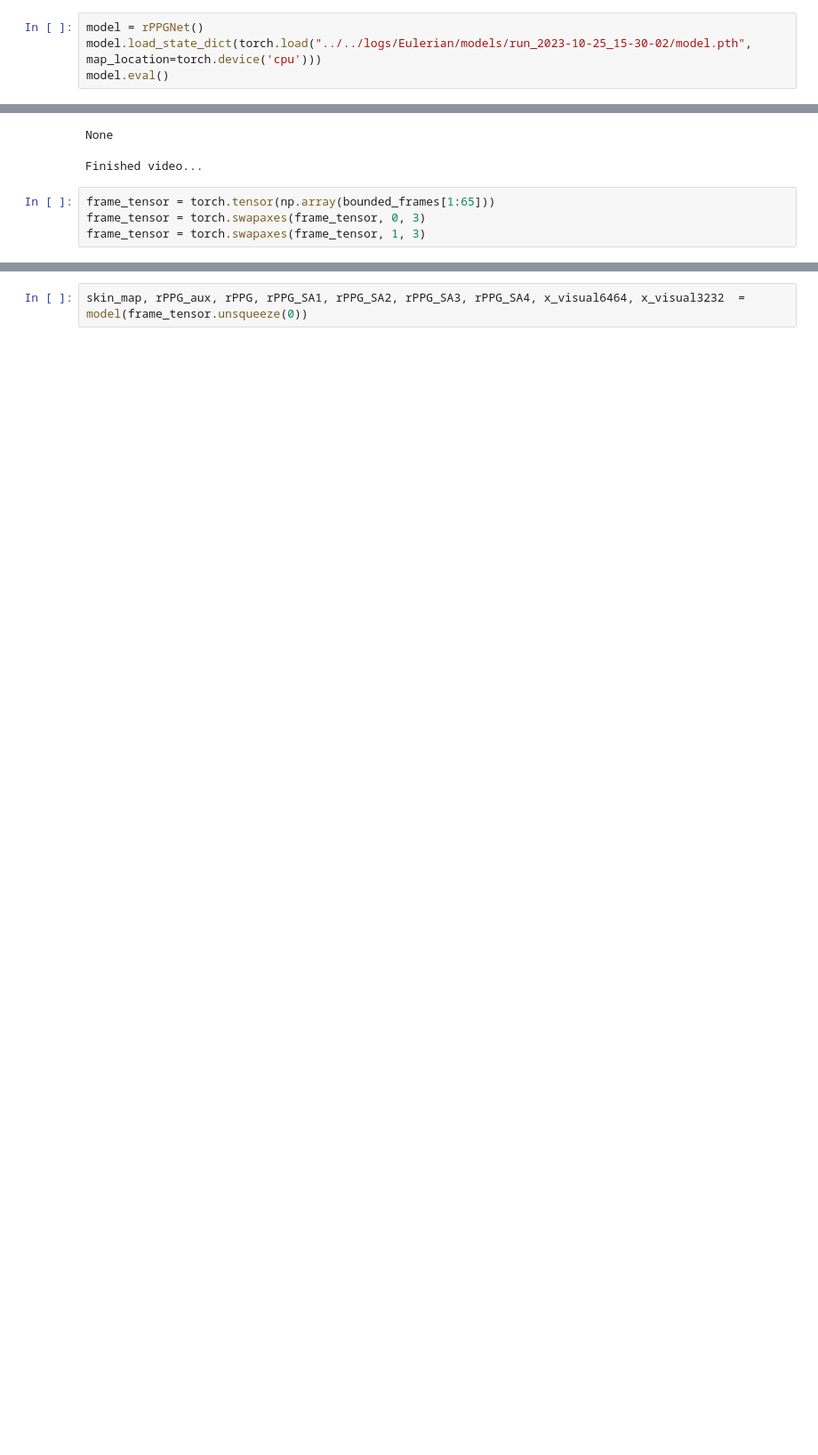
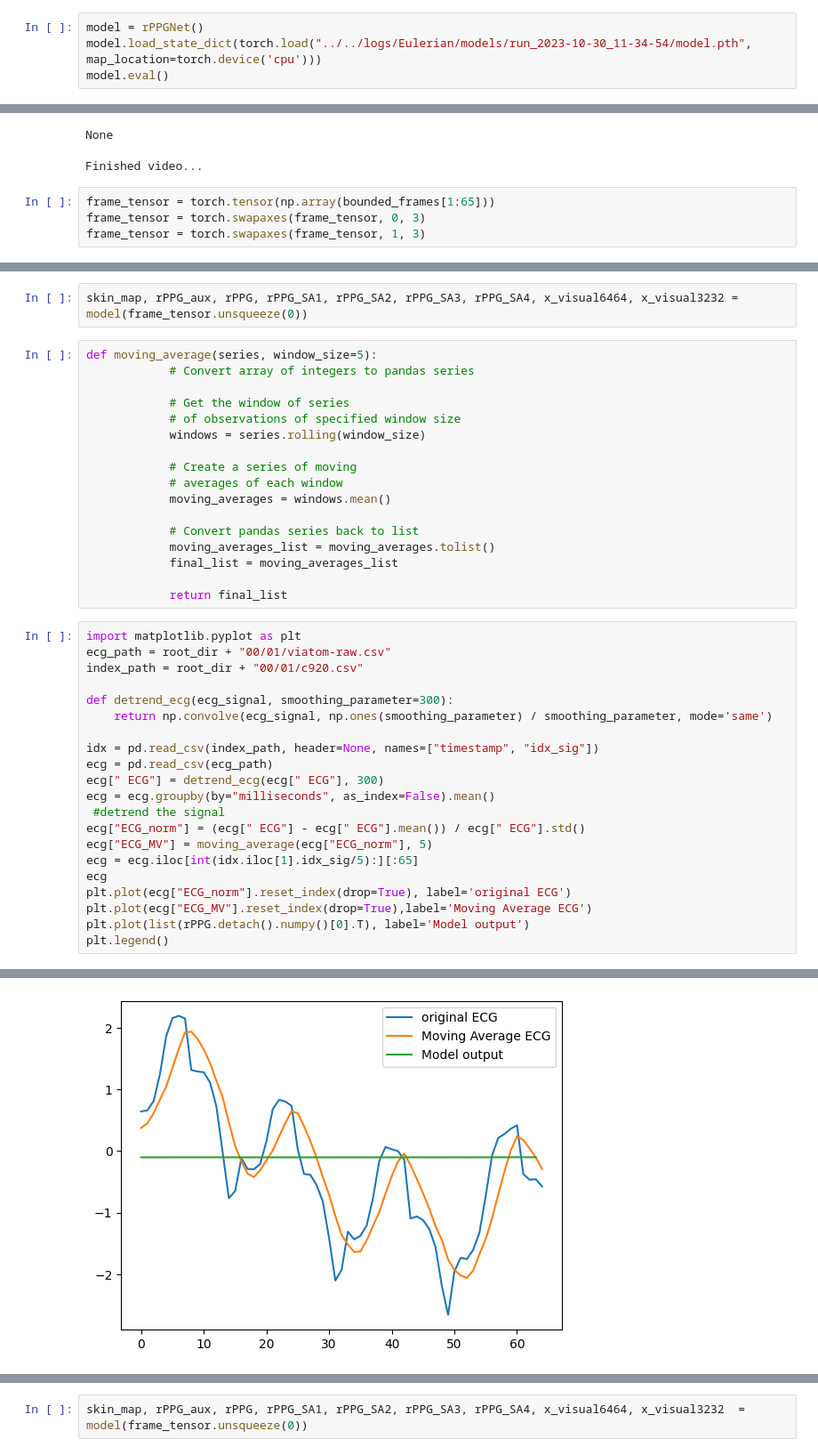
Before and after one commit to s180820/Eulerian_Magnificaiton, a Jupyter notebook: Code/Dev_notebooks/test_model.ipynb, the cells around one changed output, grey strips where cells are left out. Shown at 89% size. Cells and saved outputs as stored; diff of their text form; blank space fills up the shorter version.

```diff
--- a/Code/Dev_notebooks/test_model.ipynb
+++ b/Code/Dev_notebooks/test_model.ipynb
@@ -26,7 +26,7 @@ index_path = root_dir + "00/01/c920-1.csv"
 bb_data =  pd.read_csv(bb_file, sep=" ", header=None, names=["frame", "x", "y", "w", "h"]).drop("frame", axis=1)
 # %%
 model = rPPGNet()
-model.load_state_dict(torch.load("../../logs/Eulerian/models/run_2023-10-25_15-30-02/model.pth", map_location=torch.device('cpu')))
+model.load_state_dict(torch.load("../../logs/Eulerian/models/run_2023-10-30_11-34-54/model.pth", map_location=torch.device('cpu')))
 model.eval()
 # %% [output]
 rPPGNet(
@@ -99,0 +104,41 @@ frame_tensor = torch.swapaxes(frame_tensor, 1, 3)
+# %%
+skin_map, rPPG_aux, rPPG, rPPG_SA1, rPPG_SA2, rPPG_SA3, rPPG_SA4, x_visual6464, x_visual3232 = model(frame_tensor.unsqueeze(0))
+# %%
+def moving_average(series, window_size=5):
+            # Convert array of integers to pandas series
+
+            # Get the window of series
+            # of observations of specified window size
+            windows = series.rolling(window_size)
+
+            # Create a series of moving
+            # averages of each window
+            moving_averages = windows.mean()
+
+            # Convert pandas series back to list
+            moving_averages_list = moving_averages.tolist()
+            final_list = moving_averages_list
+
+            return final_list
+# %%
+import matplotlib.pyplot as plt
+ecg_path = root_dir + "00/01/viatom-raw.csv"
+index_path = root_dir + "00/01/c920.csv"
+
+def detrend_ecg(ecg_signal, smoothing_parameter=300):
+    return np.convolve(ecg_signal, np.ones(smoothing_parameter) / smoothing_parameter, mode='same')
+
+idx = pd.read_csv(index_path, header=None, names=["timestamp", "idx_sig"])
+ecg = pd.read_csv(ecg_path)
+ecg[" ECG"] = detrend_ecg(ecg[" ECG"], 300)
+ecg = ecg.groupby(by="milliseconds", as_index=False).mean()
+ #detrend the signal
+ecg["ECG_norm"] = (ecg[" ECG"] - ecg[" ECG"].mean()) / ecg[" ECG"].std()
+ecg["ECG_MV"] = moving_average(ecg["ECG_norm"], 5)
+ecg = ecg.iloc[int(idx.iloc[1].idx_sig/5):][:65]
+ecg
+plt.plot(ecg["ECG_norm"].reset_index(drop=True), label='original ECG')
+plt.plot(ecg["ECG_MV"].reset_index(drop=True),label='Moving Average ECG')
+plt.plot(list(rPPG.detach().numpy()[0].T), label='Model output')
+plt.legend()
+# %% [output]
@@ -99,0 +146 @@ frame_tensor = torch.swapaxes(frame_tensor, 1, 3)
+[figure, added]
```
Also changed, not shown: parts of 8 cells of this notebook, 4 other files.
